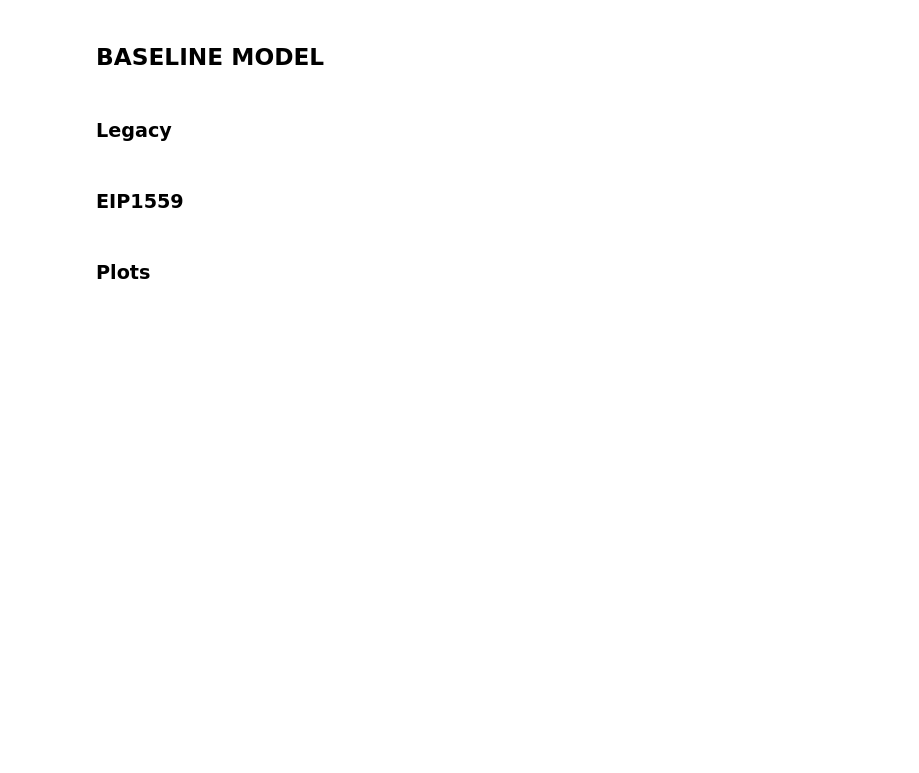
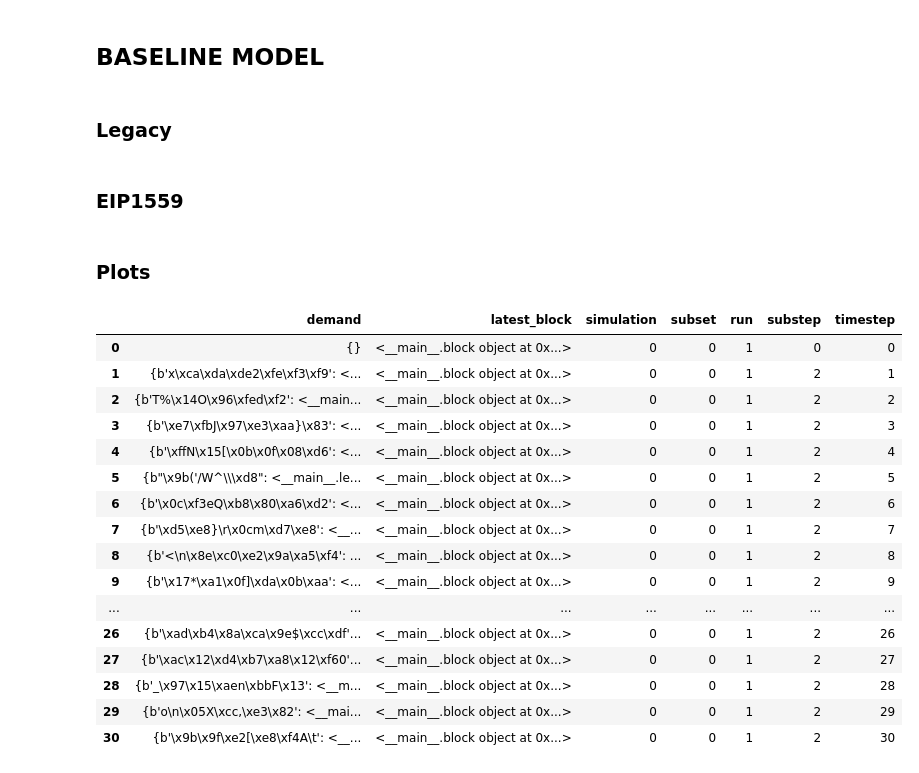
Before and after one commit to SHSR2001/abm1559, a Jupyter notebook: sma_project/main_notebook.ipynb, the cells around one changed output. Drawn from its saved outputs; the diff is of its cells as text; code cells hidden in the pictures; blank space fills up the shorter version.

```diff
--- a/sma_project/main_notebook.ipynb
+++ b/sma_project/main_notebook.ipynb
@@ -229,6 +242,26 @@ result = experiment.run()
 df2 = pd.DataFrame(result)
 # %% [markdown]
 ### Plots
+# %%
+df1
+# %% [output]
+|  | demand | latest_block | simulation | subset | run | substep | timestep |
+| 0 | {} | <__main__.block object at 0x...> | 0 | 0 | 1 | 0 | 0 |
+| 1 | {b'x\xca\xda\xde2\xfe\xf3\xf9': <... | <__main__.block object at 0x...> | 0 | 0 | 1 | 2 | 1 |
+| 2 | {b'T%\x14O\x96\xfed\xf2': <__main... | <__main__.block object at 0x...> | 0 | 0 | 1 | 2 | 2 |
+| 3 | {b'\xe7\xfbJ\x97\xe3\xaa}\x83': <... | <__main__.block object at 0x...> | 0 | 0 | 1 | 2 | 3 |
+| 4 | {b'\xffN\x15[\x0b\x0f\x08\xd6': <... | <__main__.block object at 0x...> | 0 | 0 | 1 | 2 | 4 |
+| 5 | {b"\x9b('/W^\\\xd8": <__main__.le... | <__main__.block object at 0x...> | 0 | 0 | 1 | 2 | 5 |
+| 6 | {b'\x0c\xf3eQ\xb8\x80\xa6\xd2': <... | <__main__.block object at 0x...> | 0 | 0 | 1 | 2 | 6 |
+| 7 | {b'\xd5\xe8}\r\x0cm\xd7\xe8': <__... | <__main__.block object at 0x...> | 0 | 0 | 1 | 2 | 7 |
+| 8 | {b'<\n\x8e\xc0\xe2\x9a\xa5\xf4': ... | <__main__.block object at 0x...> | 0 | 0 | 1 | 2 | 8 |
+| 9 | {b'\x17*\xa1\x0f]\xda\x0b\xaa': <... | <__main__.block object at 0x...> | 0 | 0 | 1 | 2 | 9 |
+| ... | ... | ... | ... | ... | ... | ... | ... |
+| 26 | {b'\xad\xb4\x8a\xca\x9e$\xcc\xdf'... | <__main__.block object at 0x...> | 0 | 0 | 1 | 2 | 26 |
+| 27 | {b'\xac\x12\xd4\xb7\xa8\x12\xf60'... | <__main__.block object at 0x...> | 0 | 0 | 1 | 2 | 27 |
+| 28 | {b'_\x97\x15\xaen\xbbF\x13': <__m... | <__main__.block object at 0x...> | 0 | 0 | 1 | 2 | 28 |
+| 29 | {b'o\n\x05X\xcc,\xe3\x82': <__mai... | <__main__.block object at 0x...> | 0 | 0 | 1 | 2 | 29 |
+| 30 | {b'\x9b\x9f\xe2[\xe8\xf4A\t': <__... | <__main__.block object at 0x...> | 0 | 0 | 1 | 2 | 30 |
 # %%
 df2
 # %% [output]
```
Also changed, not shown: parts of 4 cells of this notebook.
